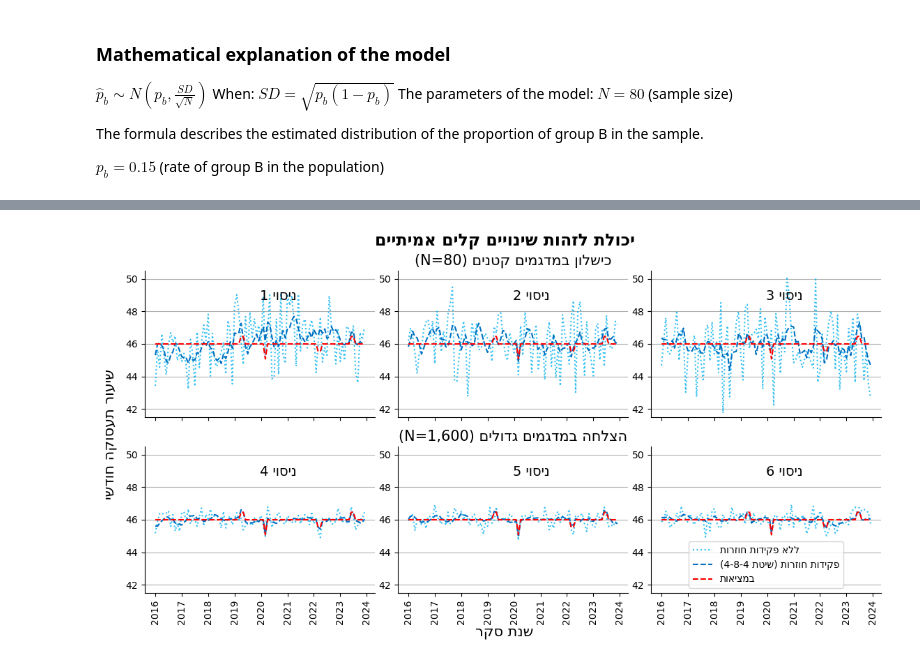
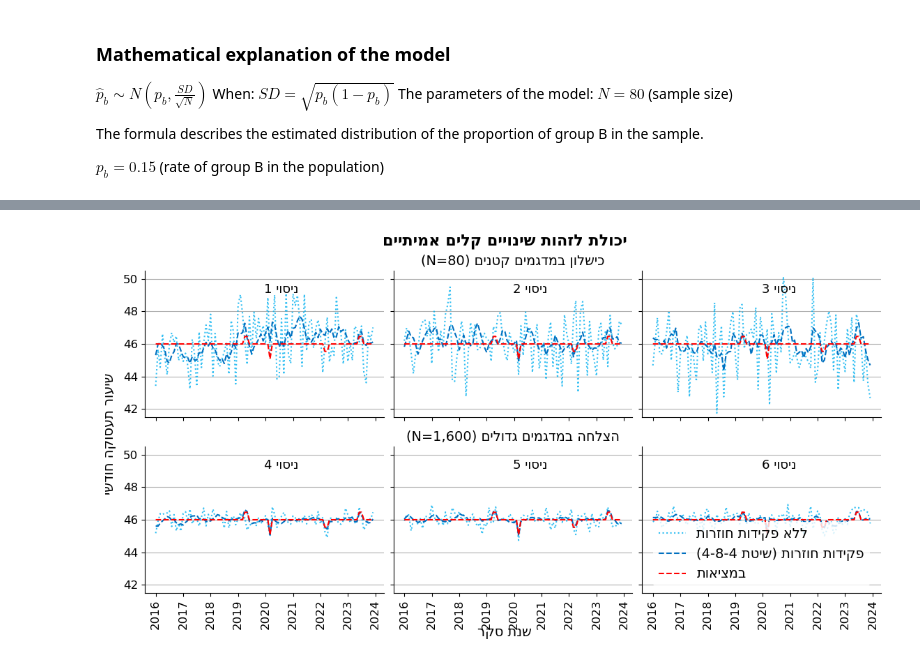
Before and after one commit to Zvika-Deutsch/lfs_sampling_design, a Jupyter notebook: Chapter 3 - The effect of sample errors on the trends.ipynb, the cells around one changed output, grey strips where cells are left out. Saved outputs shown, nothing was run; the diff lists cells and outputs as text; code cells hidden in the pictures.

```diff
--- a/Chapter 3 - The effect of sample errors on the trends.ipynb
+++ b/Chapter 3 - The effect of sample errors on the trends.ipynb
@@ -15,6 +15,12 @@ d_real = dict(color='r',linestyle='--', label=get_display('במציאות'))
 d_sample_m = dict(color='#00B0F0',linestyle=':',marker='.',label=get_display('ללא פקידות חוזרות'),alpha=0.8)
 d_4_8_4_m = dict(color='#0070C0',linestyle='dashed',marker='.',label=get_display('פקידות חוזרות (שיטת 4-8-4)'))
 d_real_m = dict(color='r',linestyle='--',marker='.', label=get_display('במציאות'))
+
+plt.rc('xtick',labelsize=12)
+plt.rc('ytick',labelsize=12)
+plt.rc('axes',titlesize=14,labelsize=13)
+plt.rc('legend',fontsize=14,edgecolor='none')
+plt.rc('figure',titlesize=16,titleweight='bold',labelsize=14)
 # %% [markdown]
 ### Mathematical explanation of the model
 
@@ -122,7 +128,7 @@ plt.show()
 ncols = 4
 nrows = 4
 
-fig, axs = plt.subplots(nrows,ncols,figsize=(13,11), sharex='all', sharey='all')
+fig, axs = plt.subplots(nrows,ncols,figsize=(11,9.5), sharex='all', sharey='all')
 
 k=0
 for i in range(nrows):
@@ -138,14 +144,15 @@ for i in range(nrows):
                 d_sample_m,d_4_8_4_m, d_real_m)
 
         k+= 1
-        ax.text(0.5, 0.9,   str(k) +get_display(' ניסוי '), fontsize=14 ,transform=ax.transAxes)
+        ax.text(0.5, 0.85,   str(k) +get_display(' ניסוי '), fontsize=13 ,transform=ax.transAxes)
+        ax.set_ylim(45,47.5)
 
-plt.subplots_adjust(left=0.07, right=0.98, bottom=0.08, top=0.91, hspace=0.05, wspace=0.05)
+plt.subplots_adjust(left=0.09, right=0.98, bottom=0.09, top=0.91, hspace=0.11, wspace=0.06)
 
 fig.supxlabel(get_display('שנת סקר'))
 fig.supylabel(get_display('שיעור תעסוקה שנתי'))
-fig.suptitle(get_display('שיעור תעסוקה עם טעות המדגם \n סדרת ניסויים'),fontsize=17,fontweight ="bold")
-plt.legend(loc='best')
+fig.suptitle(get_display('שיעור תעסוקה עם טעות המדגם \n סדרת ניסויים'))
+plt.legend(loc='best',fontsize=10.5)
 
 plt.show()
 # %% [output]
@@ -155,45 +162,47 @@ plt.show()
 # Simulating shocks to the employment rate and comparing small vs large sample sizes
 ncols = 3
 nrows = 2
-fig, axs = plt.subplots(nrows, ncols, figsize=(12, 6), sharex='all')
+fig, axs = plt.subplots(nrows, ncols, figsize=(12, 6), sharex='all', sharey='all')
 
 shock = np.ones(t-48)
 shock[39:41] = 1.01  # 1% increase
 shock[50] = 0.98  # 2% decrease
 shock[74:76] = 0.99  # 1% decrease
 shock[89:91] = 1.01  # 1% increase
 
 k=0
 for i in range(nrows):
     for j in range(ncols):
         ax = axs[i, j]
         if i == 0:
             n = 80  # Small sample size
             if j == 1:
-                ax.set_title(get_display("כישלון במדגמים קטנים (N=80)"),fontsize=15)
+                ax.set_title(get_display("כישלון במדגמים קטנים (N=80)"))
         else:
             n = 1500  # Large sample size
             if  j==1:
-                ax.set_title(get_display("הצלחה במדגמים גדולים (N=1,600)"),fontsize=15)
+                ax.set_title(get_display("הצלחה במדגמים גדולים (N=1,600)"))
         np.random.seed(k)
         _,y_sample =  rand_group_b(group_b, y_base_a,y_base_b,  t,n)
         y_484 = mean_4_8_4(pd.Series(y_sample)).to_numpy()[48:]
 
         plot_sample_484(ax,x[24:],
                 y_sample[48:]*shock,y_484*shock, y_real[24:]*shock,
                 d_sample,d_4_8_4, d_real)
 
         k+= 1
-        ax.text(0.5, 0.8,  str(k) +get_display(' ניסוי '), fontsize=14 ,transform=ax.transAxes)
+        ax.text(0.5, 0.85,  str(k) +get_display(' ניסוי '), fontsize=13 ,transform=ax.transAxes)
         ax.set_ylim(41.5,50.5)
 
 
 
+
 plt.legend(loc='lower center')
-plt.subplots_adjust(left=0.07, right=0.95, bottom=0.12, top=0.89, hspace=0.2, wspace=0.1)
-fig.supxlabel(get_display('שנת סקר'),fontsize=15)
-fig.supylabel(get_display('שיעור תעסוקה חודשי'),fontsize=15)
-fig.suptitle(get_display('יכולת לזהות שינויים קלים אמיתיים'),fontsize=17,fontweight ="bold")
+plt.subplots_adjust(left=0.07, right=0.95, bottom=0.12, top=0.89, hspace=0.2, wspace=0.04)
+fig.supxlabel(get_display('שנת סקר'))
+fig.supylabel(get_display('שיעור תעסוקה חודשי'))
+fig.suptitle(get_display('יכולת לזהות שינויים קלים אמיתיים'))
+
 plt.show()
 # %% [output]
-[figure, old version]
+[figure, new version]
```
Also changed, not shown: parts of 5 cells of this notebook, 1 other file.
